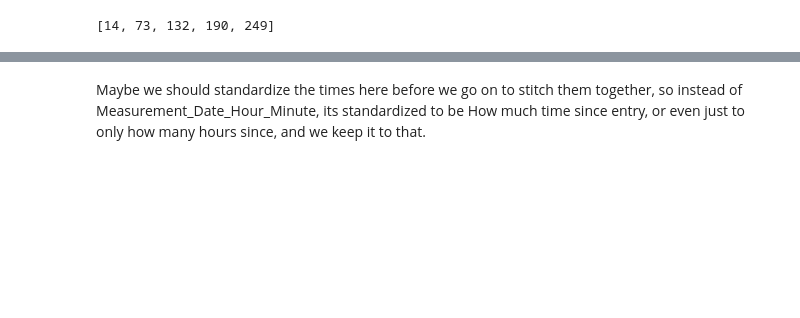
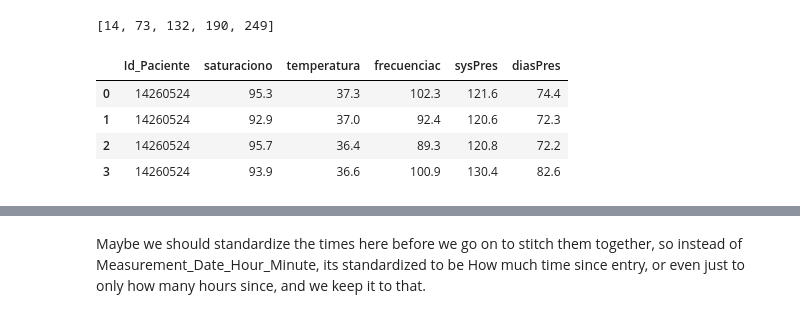
Before and after one commit to sergio-qp/TFM-covid, a Jupyter notebook: tfm_regressions.ipynb, the cells around one changed output, grey strips where cells are left out. Drawn from its saved outputs; the diff is of its cells as text; code cells hidden in the pictures; blank space fills up the shorter version.

Commit message:
added compression functionality

```diff
--- a/tfm_regressions.ipynb
+++ b/tfm_regressions.ipynb
@@ -59,2 +77,32 @@ get_percent(trim[0],plist)
 # %% [output]
 [14, 73, 132, 190, 249]
+# %%
+# brutish, but fast
+contVars = ["saturaciono","temperatura","frecuenciac","sysPres","diasPres"]
+catVars = ["tiposaturac_GafasO2","tiposaturac_VMK","tiposaturac_Optiflow"]
+# %%
+#next, a function to use that output to get averages for each column and range, and divide that into the amount of rows for the
+#next table
+def compress(table,percentlist):
+    marks = get_percent(table,percentlist)
+    outlist = []
+
+    for i,mark in enumerate(marks):
+        if i > 0: #skip first entry
+            linedict = dict()
+            linedict["Id_Paciente"] = table.Id_Paciente[0] #doesnt change so doesnt matter
+            filter = np.where((table['sumHour']>=marks[i-1]) & (table['sumHour']<=marks[i]))
+            temptable = table.loc[filter]
+            for label in contVars:
+                linedict[label] = round(temptable[label].mean(),1)
+            outlist.append(linedict)
+
+    return pd.DataFrame.from_dict(outlist)
+# %%
+compress(trimlist[0],plist)
+# %% [output]
+|  | Id_Paciente | saturaciono | temperatura | frecuenciac | sysPres | diasPres |
+| 0 | 14260524 | 95.3 | 37.3 | 102.3 | 121.6 | 74.4 |
+| 1 | 14260524 | 92.9 | 37.0 | 92.4 | 120.6 | 72.3 |
+| 2 | 14260524 | 95.7 | 36.4 | 89.3 | 120.8 | 72.2 |
+| 3 | 14260524 | 93.9 | 36.6 | 100.9 | 130.4 | 82.6 |
```
Also changed, not shown: parts of 9 cells of this notebook.
